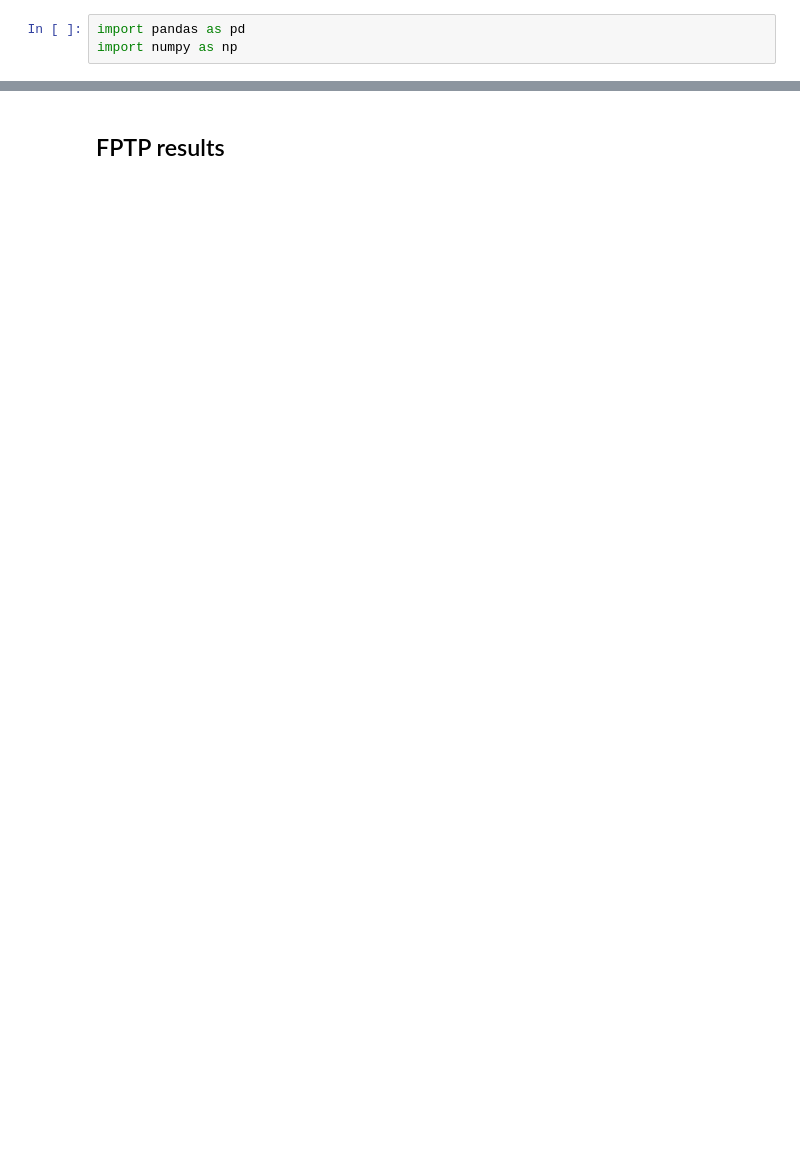
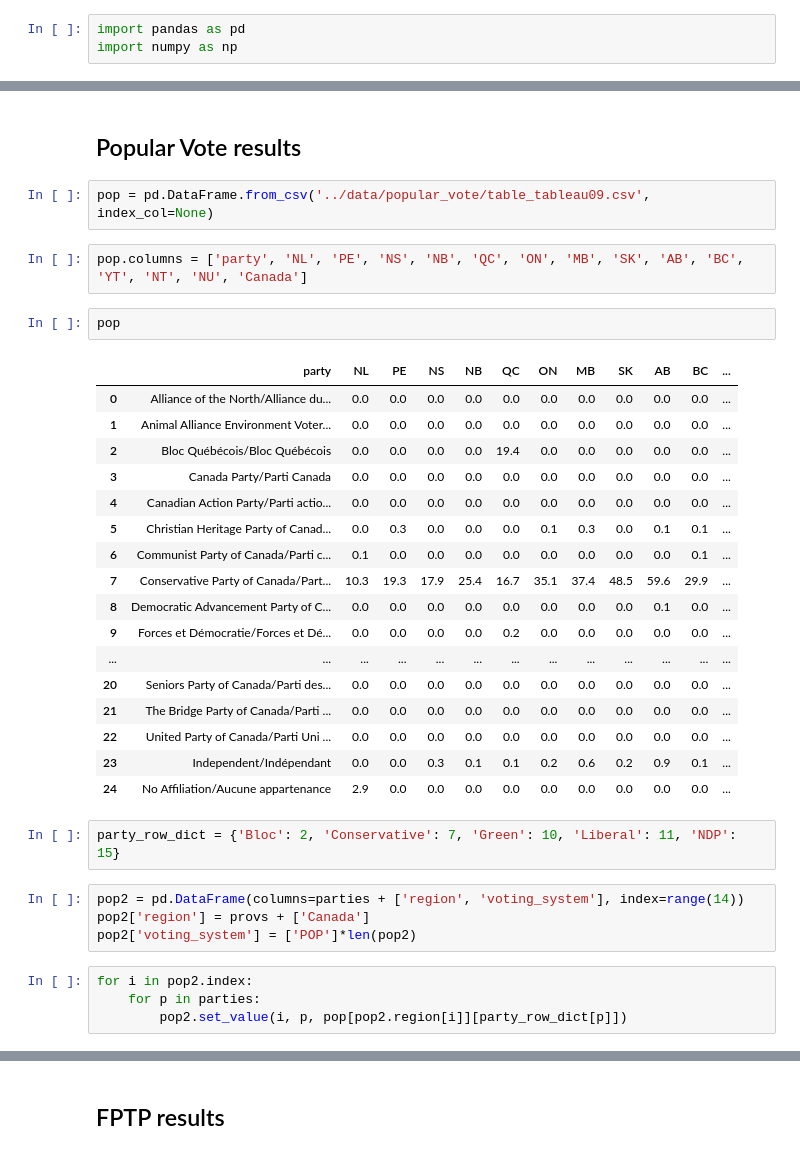
Before and after one commit to smcmurtry/electoral_reform, a Jupyter notebook: python/data_munging.ipynb, the cells around one changed output, grey strips where cells are left out. Cells and saved outputs as stored; diff of their text form; blank space fills up the shorter version.

```diff
--- a/python/data_munging.ipynb
+++ b/python/data_munging.ipynb
@@ -3,0 +31,36 @@ import numpy as np
+# %% [markdown]
+## Popular Vote results
+# %%
+pop = pd.DataFrame.from_csv('../data/popular_vote/table_tableau09.csv', index_col=None)
+# %%
+pop.columns = ['party', 'NL', 'PE', 'NS', 'NB', 'QC', 'ON', 'MB', 'SK', 'AB', 'BC', 'YT', 'NT', 'NU', 'Canada']
+# %%
+pop
+# %% [output]
+|  | party | NL | PE | NS | NB | QC | ON | MB | SK | AB | BC | ... |
+| 0 | Alliance of the North/Alliance du... | 0.0 | 0.0 | 0.0 | 0.0 | 0.0 | 0.0 | 0.0 | 0.0 | 0.0 | 0.0 | ... |
+| 1 | Animal Alliance Environment Voter... | 0.0 | 0.0 | 0.0 | 0.0 | 0.0 | 0.0 | 0.0 | 0.0 | 0.0 | 0.0 | ... |
+| 2 | Bloc Québécois/Bloc Québécois | 0.0 | 0.0 | 0.0 | 0.0 | 19.4 | 0.0 | 0.0 | 0.0 | 0.0 | 0.0 | ... |
+| 3 | Canada Party/Parti Canada | 0.0 | 0.0 | 0.0 | 0.0 | 0.0 | 0.0 | 0.0 | 0.0 | 0.0 | 0.0 | ... |
+| 4 | Canadian Action Party/Parti actio... | 0.0 | 0.0 | 0.0 | 0.0 | 0.0 | 0.0 | 0.0 | 0.0 | 0.0 | 0.0 | ... |
+| 5 | Christian Heritage Party of Canad... | 0.0 | 0.3 | 0.0 | 0.0 | 0.0 | 0.1 | 0.3 | 0.0 | 0.1 | 0.1 | ... |
+| 6 | Communist Party of Canada/Parti c... | 0.1 | 0.0 | 0.0 | 0.0 | 0.0 | 0.0 | 0.0 | 0.0 | 0.0 | 0.1 | ... |
+| 7 | Conservative Party of Canada/Part... | 10.3 | 19.3 | 17.9 | 25.4 | 16.7 | 35.1 | 37.4 | 48.5 | 59.6 | 29.9 | ... |
+| 8 | Democratic Advancement Party of C... | 0.0 | 0.0 | 0.0 | 0.0 | 0.0 | 0.0 | 0.0 | 0.0 | 0.1 | 0.0 | ... |
+| 9 | Forces et Démocratie/Forces et Dé... | 0.0 | 0.0 | 0.0 | 0.0 | 0.2 | 0.0 | 0.0 | 0.0 | 0.0 | 0.0 | ... |
+| ... | ... | ... | ... | ... | ... | ... | ... | ... | ... | ... | ... | ... |
+| 20 | Seniors Party of Canada/Parti des... | 0.0 | 0.0 | 0.0 | 0.0 | 0.0 | 0.0 | 0.0 | 0.0 | 0.0 | 0.0 | ... |
+| 21 | The Bridge Party of Canada/Parti ... | 0.0 | 0.0 | 0.0 | 0.0 | 0.0 | 0.0 | 0.0 | 0.0 | 0.0 | 0.0 | ... |
+| 22 | United Party of Canada/Parti Uni ... | 0.0 | 0.0 | 0.0 | 0.0 | 0.0 | 0.0 | 0.0 | 0.0 | 0.0 | 0.0 | ... |
+| 23 | Independent/Indépendant | 0.0 | 0.0 | 0.3 | 0.1 | 0.1 | 0.2 | 0.6 | 0.2 | 0.9 | 0.1 | ... |
+| 24 | No Affiliation/Aucune appartenance | 2.9 | 0.0 | 0.0 | 0.0 | 0.0 | 0.0 | 0.0 | 0.0 | 0.0 | 0.0 | ... |
+# %%
+party_row_dict = {'Bloc': 2, 'Conservative': 7, 'Green': 10, 'Liberal': 11, 'NDP': 15}
+# %%
+pop2 = pd.DataFrame(columns=parties + ['region', 'voting_system'], index=range(14))
+pop2['region'] = provs + ['Canada']
+pop2['voting_system'] = ['POP']*len(pop2)
+# %%
+for i in pop2.index:
+    for p in parties:
+        pop2.set_value(i, p, pop[pop2.region[i]][party_row_dict[p]])
```
Also changed, not shown: parts of 40 cells of this notebook, 7 other files.
